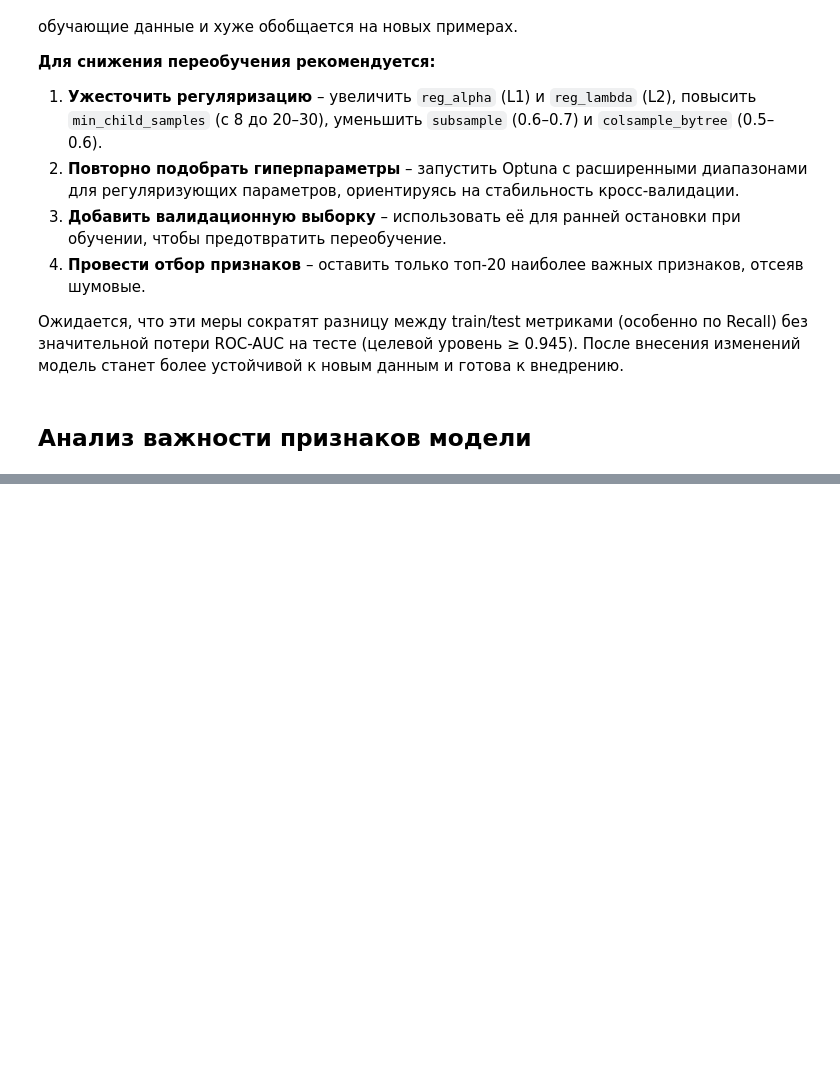
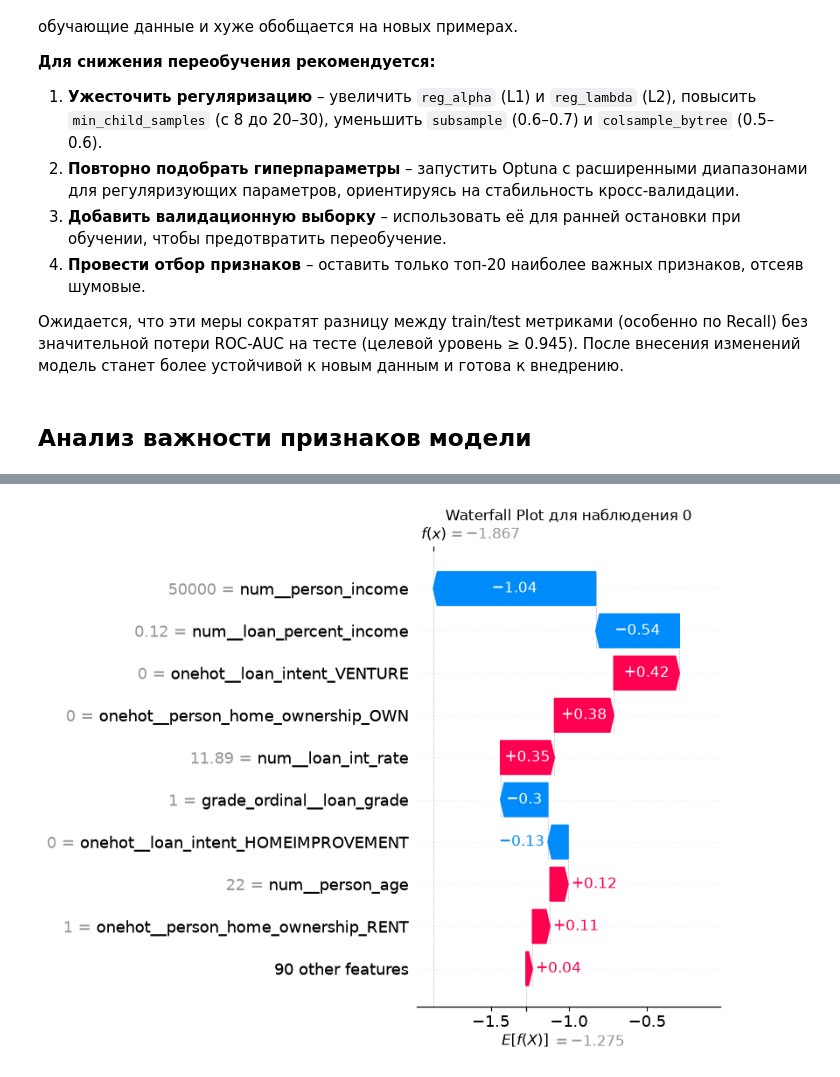
Before and after one commit to null-route-dev/credit-risk-classification, a Jupyter notebook: notebooks/04_models_training.ipynb, the cells around one changed output, grey strips where cells are left out. Saved outputs shown, nothing was run; the diff lists cells and outputs as text; code cells hidden in the pictures; blank space fills up the shorter version.

```diff
--- a/notebooks/04_models_training.ipynb
+++ b/notebooks/04_models_training.ipynb
@@ -741,0 +855,21 @@ display(importance_df.head(20))
+# %%
+# Waterfall Plot для одного наблюдения
+idx = 0
+shap_values_single = shap_values[idx]
+X_single = X_sample[idx]
+
+plt.figure(figsize=(10, 6))
+shap.waterfall_plot(
+    shap.Explanation(
+        values=shap_values_single,
+        base_values=explainer.expected_value,
+        data=X_single,
+        feature_names=feature_names
+    ),
+    show=False
+)
+plt.title(f"Waterfall Plot для наблюдения {idx}")
+plt.tight_layout()
+plt.show()
+# %% [output]
+[figure, added]
```
Also changed, not shown: parts of 17 cells of this notebook, 2 other files.
